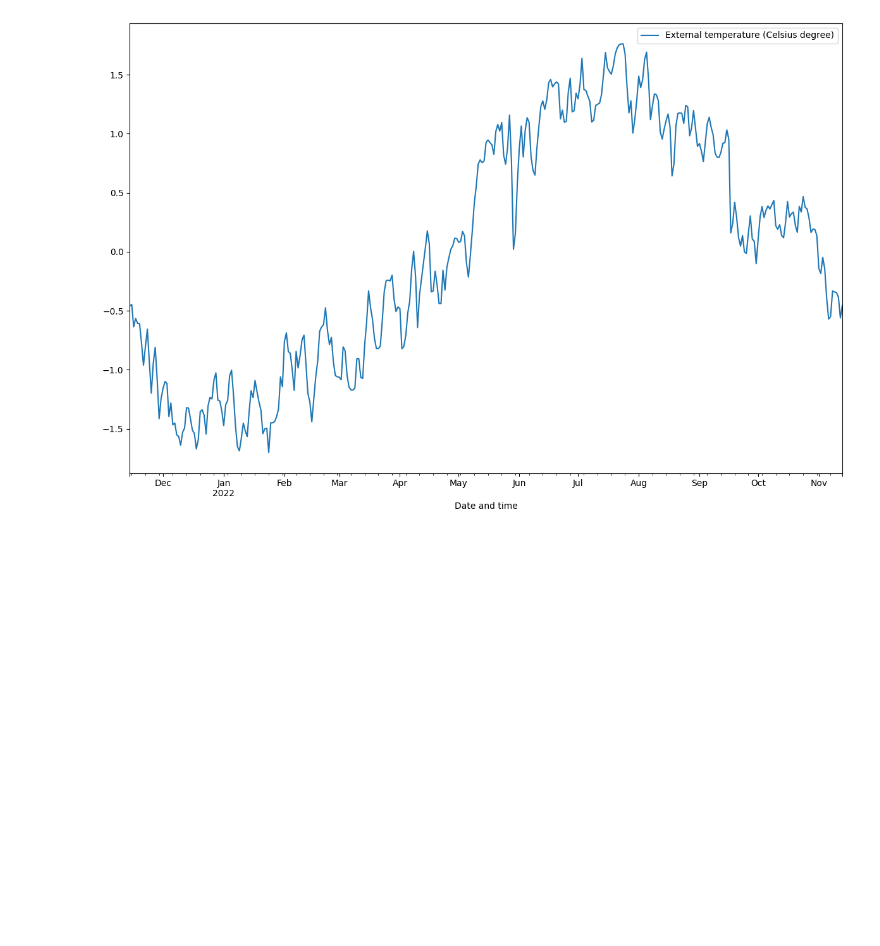
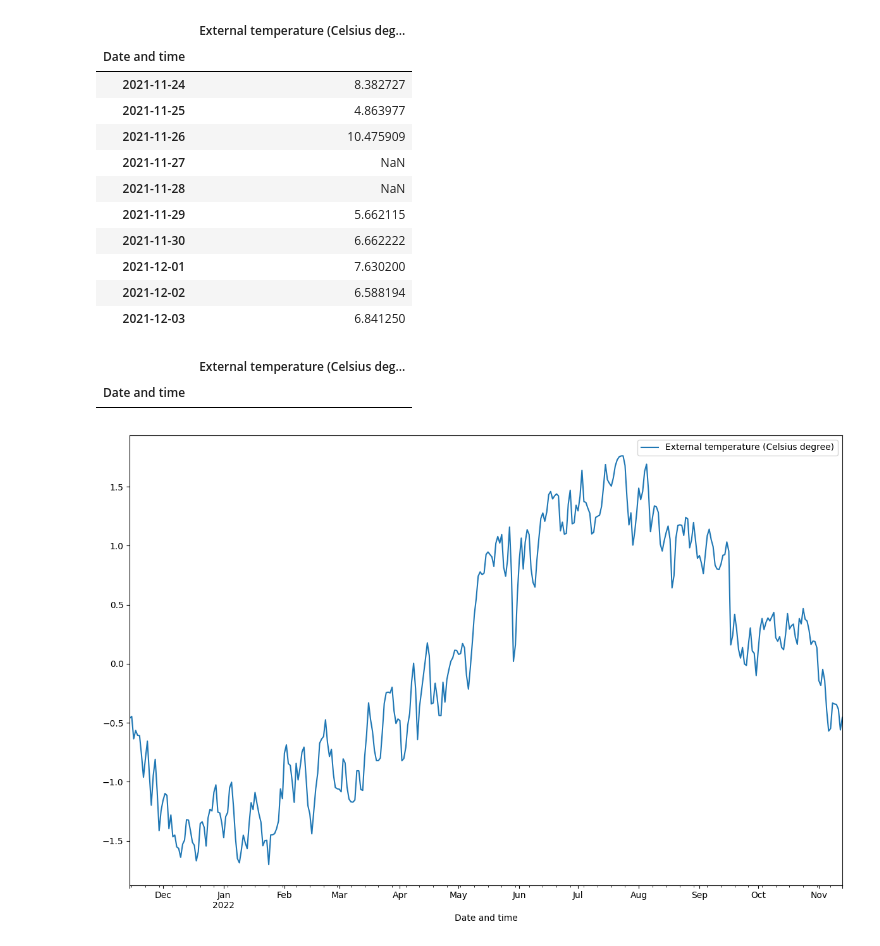
Before and after one commit to vedovati-matteo/noi_hack_SEC, a Jupyter notebook: ext_time_maen_day.ipynb, the cells around one changed output. Saved outputs shown, nothing was run; the diff lists cells and outputs as text; code cells hidden in the pictures; blank space fills up the shorter version.

```diff
--- a/ext_time_maen_day.ipynb
+++ b/ext_time_maen_day.ipynb
@@ -1,7 +1,7 @@
 # %%
 import pandas as pd
 # %%
-df = pd.read_csv("datasets/ext_5.csv")
+df = pd.read_csv("datasets/ext_3.csv")
 
 df['External temperature (Celsius degree)'] = df['External temperature (Celsius degree)'].astype(float)
 
@@ -10,6 +10,26 @@ df['Date and time'] = pd.to_datetime(df['Date and time'])
 df.set_index('Date and time', inplace=True)
 # %%
 daily_mean = df.resample('D').mean()
+# %%
+daily_mean.iloc[10:20]
+# %% [output]
+|  | External temperature (Celsius deg... |
+| Date and time |  |
+| 2021-11-24 | 8.382727 |
+| 2021-11-25 | 4.863977 |
+| 2021-11-26 | 10.475909 |
+| 2021-11-27 | NaN |
+| 2021-11-28 | NaN |
+| 2021-11-29 | 5.662115 |
+| 2021-11-30 | 6.662222 |
+| 2021-12-01 | 7.630200 |
+| 2021-12-02 | 6.588194 |
+| 2021-12-03 | 6.841250 |
+# %%
+daily_mean[daily_mean['External temperature (Celsius degree)'].isin(['', None])]
+# %% [output]
+|  | External temperature (Celsius deg... |
+| Date and time |  |
 # %%
 means = daily_mean.mean(axis=0)
 stds = daily_mean.std(axis=0)
```
Also changed, not shown: parts of 1 cell of this notebook, 5 other files.
